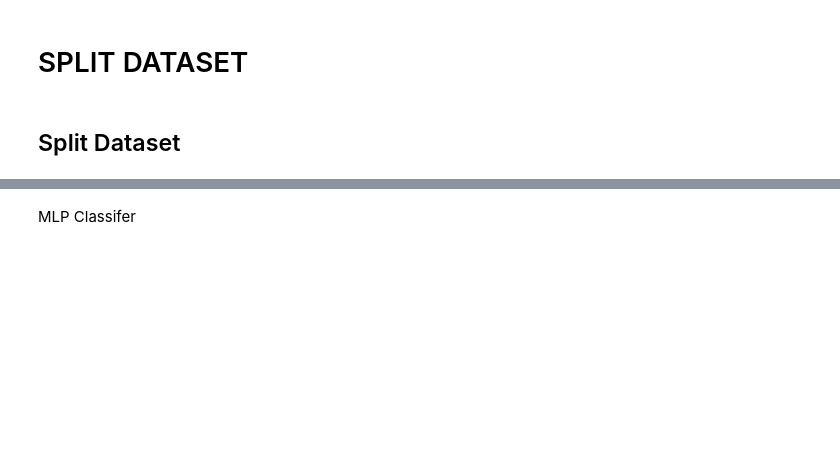
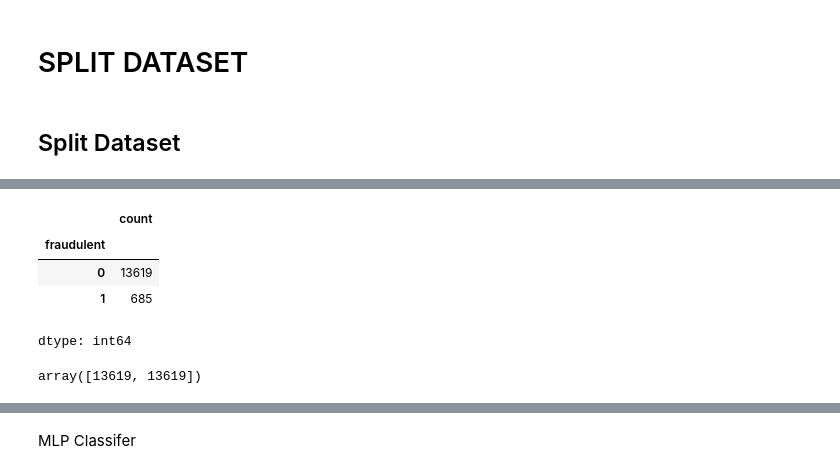
Before and after one commit to avocoder123/JobVerifier.ai, a Jupyter notebook: job_verifier.ipynb, the cells around one changed output, grey strips where cells are left out. Saved outputs shown, nothing was run; the diff lists cells and outputs as text; code cells hidden in the pictures; blank space fills up the shorter version.

```diff
--- a/job_verifier.ipynb
+++ b/job_verifier.ipynb
@@ -230,0 +360,9 @@ class_weights = {i: weights[i] for i in range(len(weights))}
+# %%
+from imblearn.over_sampling import SMOTE
+y_train.value_counts()
+# %% [output]
+|  | count |
+| fraudulent |  |
+| 0 | 13619 |
+| 1 | 685 |
+dtype: int64
@@ -230,0 +372,4 @@ class_weights = {i: weights[i] for i in range(len(weights))}
+# %%
+np.bincount(y_train)
+# %% [output]
+array([13619, 13619])
```
Also changed, not shown: parts of 17 cells of this notebook.
